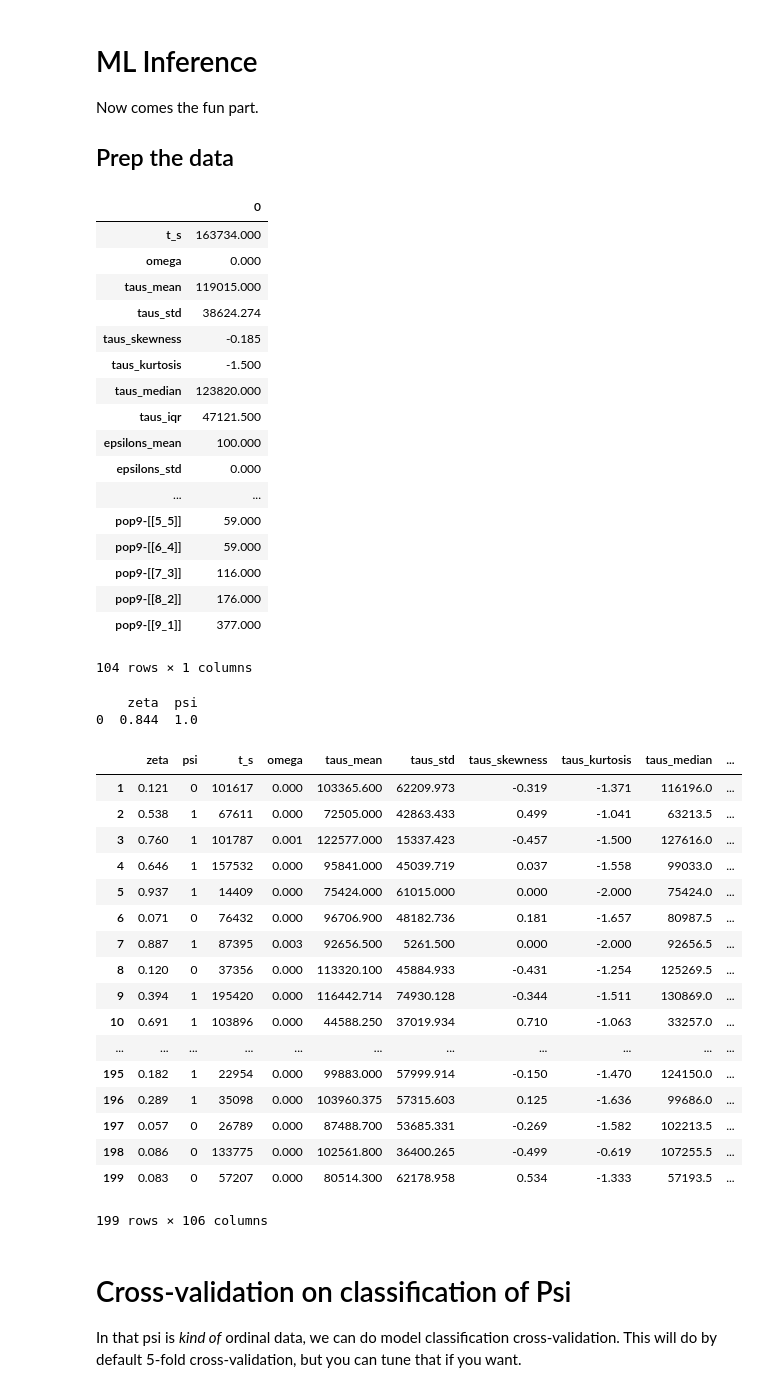
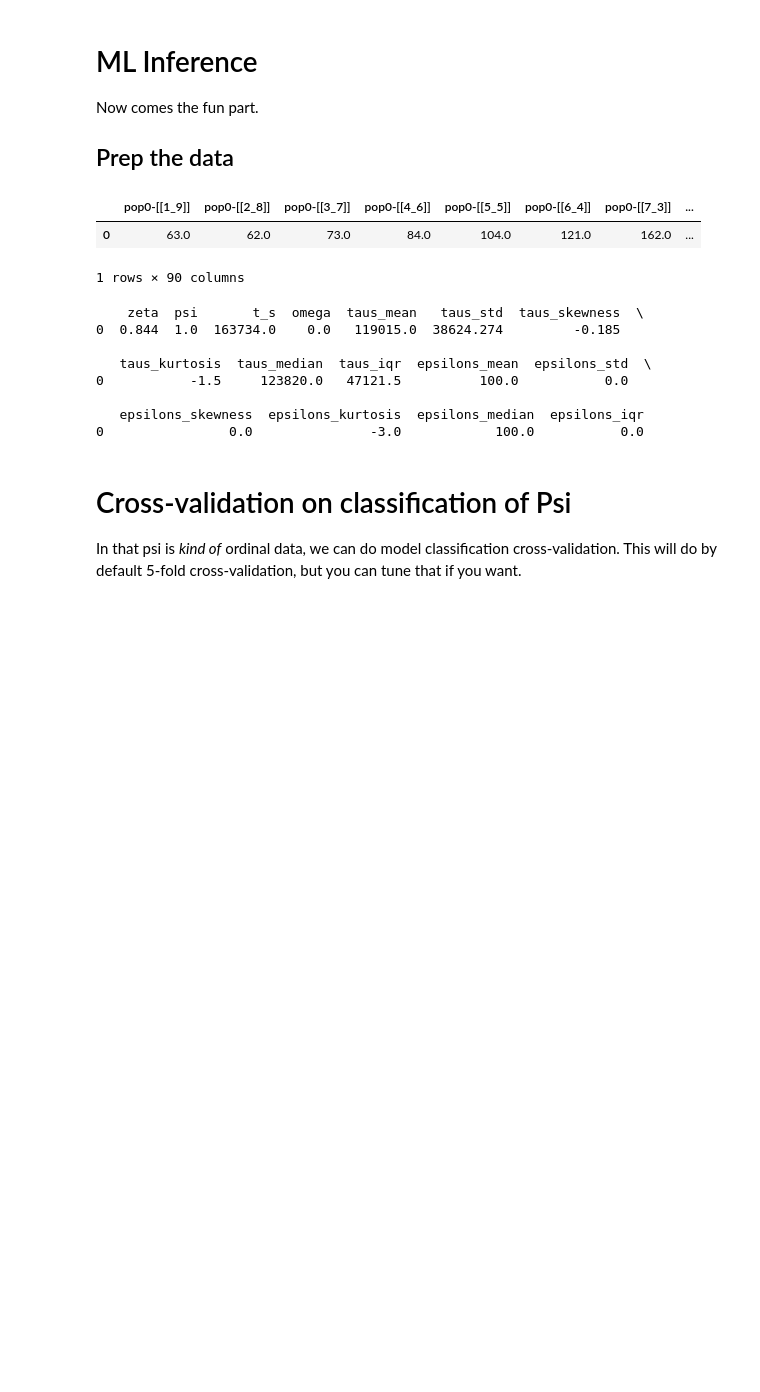
Before and after one commit to isaacovercast/PTA, a Jupyter notebook: jupyter-notebooks/PTA-Dev.ipynb, the cells around one changed output. Cells and saved outputs as stored; diff of their text form; code cells hidden in the pictures; blank space fills up the shorter version.

```diff
--- a/jupyter-notebooks/PTA-Dev.ipynb
+++ b/jupyter-notebooks/PTA-Dev.ipynb
@@ -95,51 +98,26 @@ Now comes the fun part.
 # %%
 ## Prep the data
 ## Just take the first one as the pseudo-observed data
-true_parameters = pd.DataFrame(sim_df.loc[0]).T[["zeta", "psi"]]
-empirical_df = pd.DataFrame(sim_df.loc[0]).drop(["zeta", "psi"], axis=0)
-#display(empirical_df)
+sfs_cols = [col for col in sim_df.columns if col.startswith("pop")]
+params_cols = [col for col in sim_df.columns if col not in sfs_cols]
+
+true_parameters = pd.DataFrame(sim_df.loc[0]).T[params_cols]
+empirical_df = pd.DataFrame(sim_df.loc[0]).drop(params_cols, axis=0).T
+display(empirical_df)
 tmp_df = sim_df.drop([0])
 print(true_parameters)
-display(tmp_df)
 # %% [output]
-|  | 0 |
-| t_s | 163734.000 |
-| omega | 0.000 |
-| taus_mean | 119015.000 |
-| taus_std | 38624.274 |
-| taus_skewness | -0.185 |
-| taus_kurtosis | -1.500 |
-| taus_median | 123820.000 |
-| taus_iqr | 47121.500 |
-| epsilons_mean | 100.000 |
-| epsilons_std | 0.000 |
-| ... | ... |
-| pop9-[[5_5]] | 59.000 |
-| pop9-[[6_4]] | 59.000 |
-| pop9-[[7_3]] | 116.000 |
-| pop9-[[8_2]] | 176.000 |
-| pop9-[[9_1]] | 377.000 |
+|  | pop0-[[1_9]] | pop0-[[2_8]] | pop0-[[3_7]] | pop0-[[4_6]] | pop0-[[5_5]] | pop0-[[6_4]] | pop0-[[7_3]] | ... |
+| 0 | 63.0 | 62.0 | 73.0 | 84.0 | 104.0 | 121.0 | 162.0 | ... |
-104 rows × 1 columns
+1 rows × 90 columns
-    zeta  psi
-0  0.844  1.0
+    zeta  psi       t_s  omega  taus_mean   taus_std  taus_skewness  \
+0  0.844  1.0  163734.0    0.0   119015.0  38624.274         -0.185
+
+   taus_kurtosis  taus_median  taus_iqr  epsilons_mean  epsilons_std  \
+0           -1.5     123820.0   47121.5          100.0           0.0
+
+   epsilons_skewness  epsilons_kurtosis  epsilons_median  epsilons_iqr
+0                0.0               -3.0            100.0           0.0
-|  | zeta | psi | t_s | omega | taus_mean | taus_std | taus_skewness | taus_kurtosis | taus_median | ... |
-| 1 | 0.121 | 0 | 101617 | 0.000 | 103365.600 | 62209.973 | -0.319 | -1.371 | 116196.0 | ... |
-| 2 | 0.538 | 1 | 67611 | 0.000 | 72505.000 | 42863.433 | 0.499 | -1.041 | 63213.5 | ... |
-| 3 | 0.760 | 1 | 101787 | 0.001 | 122577.000 | 15337.423 | -0.457 | -1.500 | 127616.0 | ... |
-| 4 | 0.646 | 1 | 157532 | 0.000 | 95841.000 | 45039.719 | 0.037 | -1.558 | 99033.0 | ... |
-| 5 | 0.937 | 1 | 14409 | 0.000 | 75424.000 | 61015.000 | 0.000 | -2.000 | 75424.0 | ... |
-| 6 | 0.071 | 0 | 76432 | 0.000 | 96706.900 | 48182.736 | 0.181 | -1.657 | 80987.5 | ... |
-| 7 | 0.887 | 1 | 87395 | 0.003 | 92656.500 | 5261.500 | 0.000 | -2.000 | 92656.5 | ... |
-| 8 | 0.120 | 0 | 37356 | 0.000 | 113320.100 | 45884.933 | -0.431 | -1.254 | 125269.5 | ... |
-| 9 | 0.394 | 1 | 195420 | 0.000 | 116442.714 | 74930.128 | -0.344 | -1.511 | 130869.0 | ... |
-| 10 | 0.691 | 1 | 103896 | 0.000 | 44588.250 | 37019.934 | 0.710 | -1.063 | 33257.0 | ... |
-| ... | ... | ... | ... | ... | ... | ... | ... | ... | ... | ... |
-| 195 | 0.182 | 1 | 22954 | 0.000 | 99883.000 | 57999.914 | -0.150 | -1.470 | 124150.0 | ... |
-| 196 | 0.289 | 1 | 35098 | 0.000 | 103960.375 | 57315.603 | 0.125 | -1.636 | 99686.0 | ... |
-| 197 | 0.057 | 0 | 26789 | 0.000 | 87488.700 | 53685.331 | -0.269 | -1.582 | 102213.5 | ... |
-| 198 | 0.086 | 0 | 133775 | 0.000 | 102561.800 | 36400.265 | -0.499 | -0.619 | 107255.5 | ... |
-| 199 | 0.083 | 0 | 57207 | 0.000 | 80514.300 | 62178.958 | 0.534 | -1.333 | 57193.5 | ... |
-199 rows × 106 columns
 # %% [markdown]
 # Cross-validation on classification of Psi
 In that psi is _kind of_ ordinal data, we can do model classification cross-validation. This will do by default 5-fold cross-validation, but you can tune that if you want.
```
Also changed, not shown: parts of 14 cells of this notebook, 4 other files.
